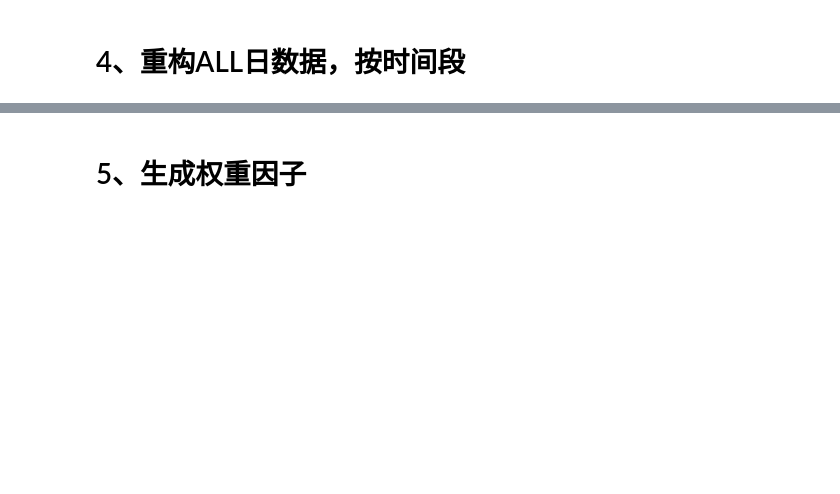
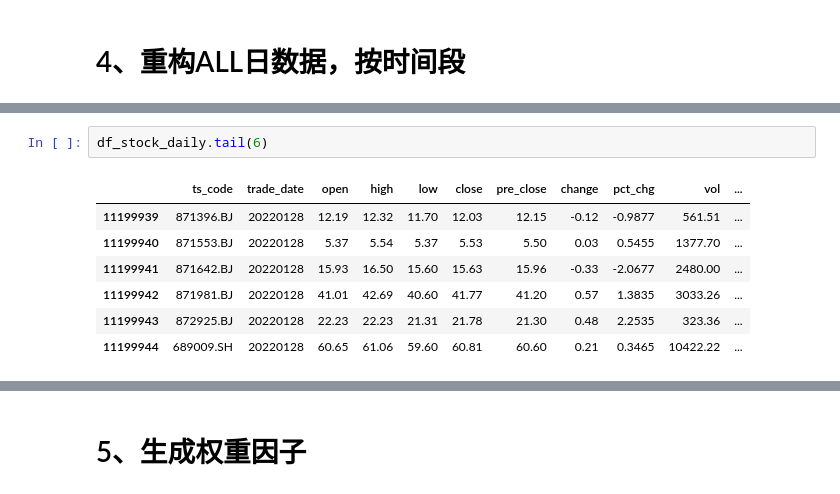
Before and after one commit to Yusheng0313/JNB_WS, a Jupyter notebook: STOCK/TuShare_download.ipynb, the cells around one changed output, grey strips where cells are left out. Drawn from its saved outputs; the diff is of its cells as text; blank space fills up the shorter version.

```diff
--- a/STOCK/TuShare_download.ipynb
+++ b/STOCK/TuShare_download.ipynb
@@ -70,0 +91,10 @@ df_stock_daily.info
+# %%
+df_stock_daily.tail(6)
+# %% [output]
+|  | ts_code | trade_date | open | high | low | close | pre_close | change | pct_chg | vol | ... |
+| 11199939 | 871396.BJ | 20220128 | 12.19 | 12.32 | 11.70 | 12.03 | 12.15 | -0.12 | -0.9877 | 561.51 | ... |
+| 11199940 | 871553.BJ | 20220128 | 5.37 | 5.54 | 5.37 | 5.53 | 5.50 | 0.03 | 0.5455 | 1377.70 | ... |
+| 11199941 | 871642.BJ | 20220128 | 15.93 | 16.50 | 15.60 | 15.63 | 15.96 | -0.33 | -2.0677 | 2480.00 | ... |
+| 11199942 | 871981.BJ | 20220128 | 41.01 | 42.69 | 40.60 | 41.77 | 41.20 | 0.57 | 1.3835 | 3033.26 | ... |
+| 11199943 | 872925.BJ | 20220128 | 22.23 | 22.23 | 21.31 | 21.78 | 21.30 | 0.48 | 2.2535 | 323.36 | ... |
+| 11199944 | 689009.SH | 20220128 | 60.65 | 61.06 | 59.60 | 60.81 | 60.60 | 0.21 | 0.3465 | 10422.22 | ... |
```
Also changed, not shown: parts of 21 cells of this notebook, 2 other files.
